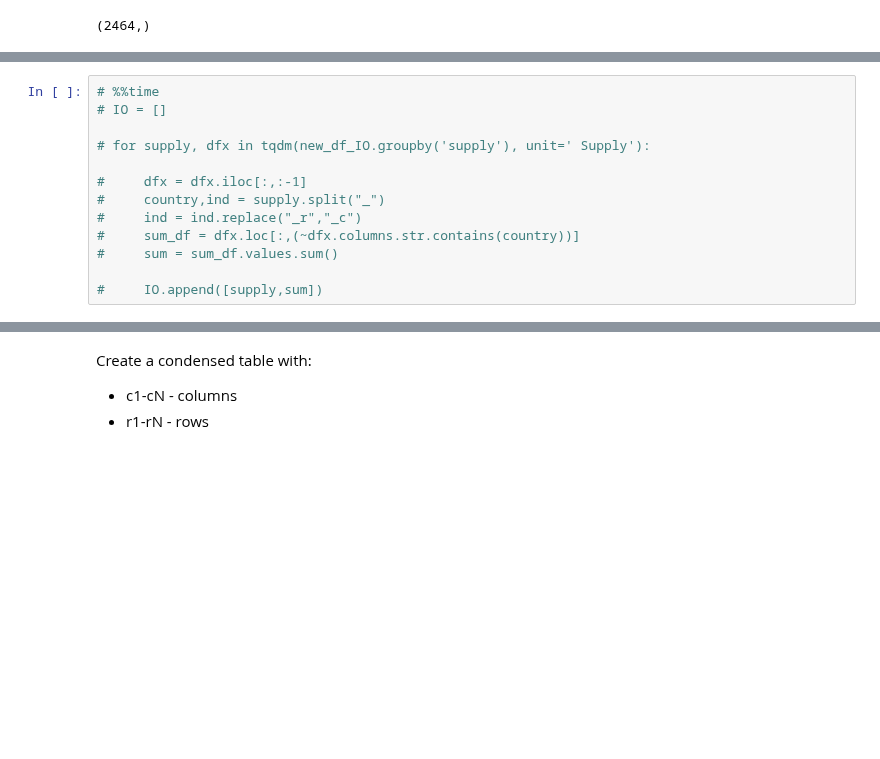
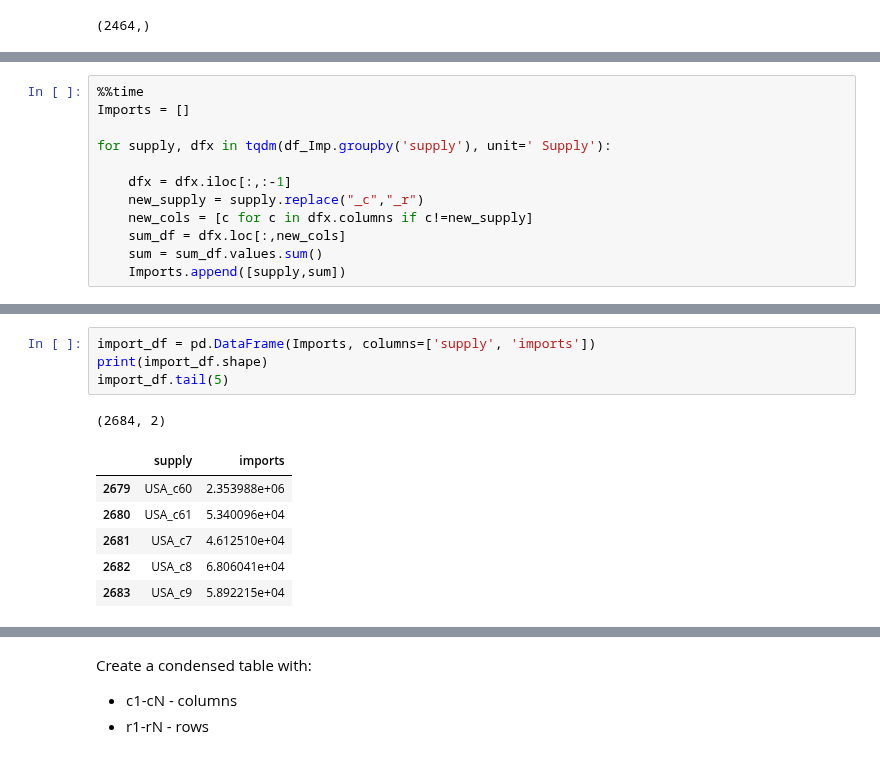
Before and after one commit to kavyajeetbora/ETL_wages, a Jupyter notebook: WIOD.ipynb, the cells around one changed output, grey strips where cells are left out. Cells and saved outputs as stored; diff of their text form; blank space fills up the shorter version.

Commit message:
Corrected - imports

```diff
--- a/WIOD.ipynb
+++ b/WIOD.ipynb
@@ -716,13 +704,12 @@ new_df_Imp
 # %%
-# %%time
-# IO = []
+%%time
+Imports = []
 
-# for supply, dfx in tqdm(new_df_IO.groupby('supply'), unit=' Supply'):
+for supply, dfx in tqdm(df_Imp.groupby('supply'), unit=' Supply'):
 
-#     dfx = dfx.iloc[:,:-1]
-#     country,ind = supply.split("_")
-#     ind = ind.replace("_r","_c")
-#     sum_df = dfx.loc[:,(~dfx.columns.str.contains(country))]
-#     sum = sum_df.values.sum()
-
-#     IO.append([supply,sum])
+    dfx = dfx.iloc[:,:-1]
+    new_supply = supply.replace("_c","_r")
+    new_cols = [c for c in dfx.columns if c!=new_supply]
+    sum_df = dfx.loc[:,new_cols]
+    sum = sum_df.values.sum()
+    Imports.append([supply,sum])
@@ -728,0 +719,12 @@ new_df_Imp
+# %%
+import_df = pd.DataFrame(Imports, columns=['supply', 'imports'])
+print(import_df.shape)
+import_df.tail(5)
+# %% [output]
+(2684, 2)
+|  | supply | imports |
+| 2679 | USA_c60 | 2.353988e+06 |
+| 2680 | USA_c61 | 5.340096e+04 |
+| 2681 | USA_c7 | 4.612510e+04 |
+| 2682 | USA_c8 | 6.806041e+04 |
+| 2683 | USA_c9 | 5.892215e+04 |
```
Also changed, not shown: parts of 12 cells of this notebook.
